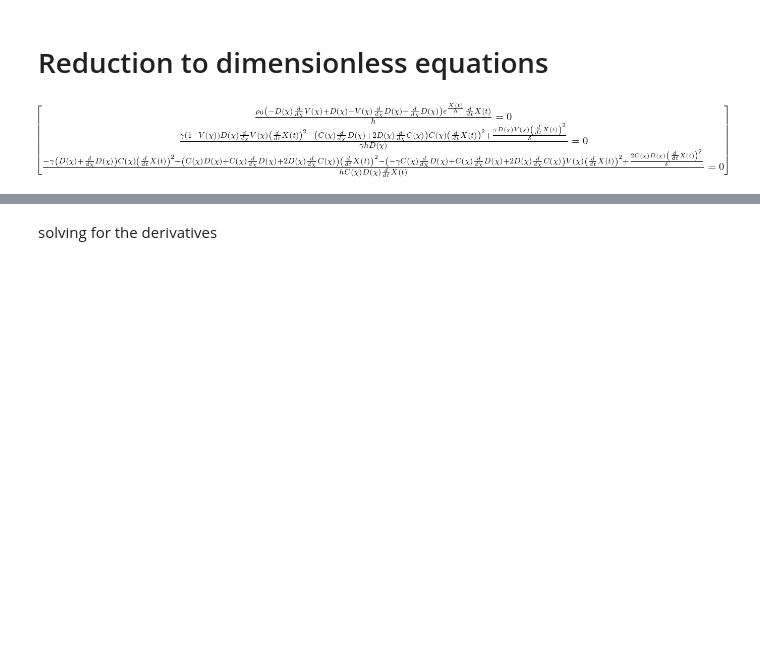
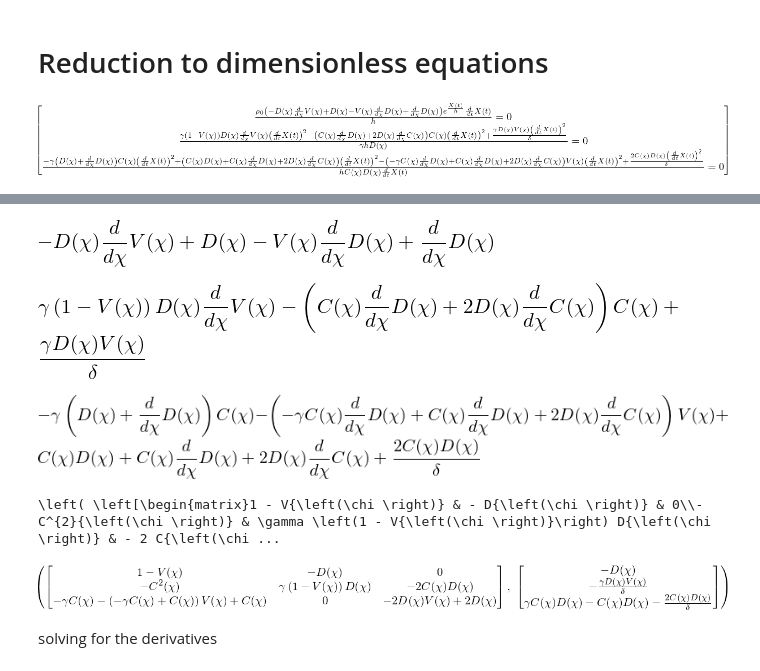
Before and after one commit to aremorov/stellar_atm_shocks, a Jupyter notebook: s_analysis_exponential2.ipynb, the cells around one changed output, grey strips where cells are left out. Saved outputs shown, nothing was run; the diff lists cells and outputs as text; code cells hidden in the pictures; blank space fills up the shorter version.

Commit message:
Adding 1/delta, latex expressions, gamma->1

```diff
--- a/s_analysis_exponential2.ipynb
+++ b/s_analysis_exponential2.ipynb
@@ -75,3 +83,27 @@ dimensionless_equation
+# %%
+equation1 = -D(chi) *V(chi).diff(chi) + D(chi) - V(chi) * D(chi).diff(chi) + D(chi).diff(chi)
+display(equation1)
+equation2 = gamma*(1-V(chi))*D(chi)*V(chi).diff(chi) - (C(chi)* D(chi).diff(chi) + 2 *D(chi) *C(chi).diff(chi))* C(chi) + (gamma*D(chi)*V(chi))/delta
+display(equation2)
+equation3 = -gamma*(D(chi) + D(chi).diff(chi))*C(chi) + (C(chi)*D(chi) + C(chi)*D(chi).diff(chi) + 2*D(chi)*C(chi).diff(chi)) - (-gamma*C(chi)*D(chi).diff(chi) + C(chi)*D(chi).diff(chi) + 2*D(chi)*C(chi).diff(chi))*V(chi) + (2*C(chi)*D(chi))/delta
+display(equation3)
+# %% [output]
+[figure, added]
+[figure, added]
+[figure, added]
+# %%
+temp = [equation1, equation2, equation3]
+d = sympy.Symbol('d')
+v = sympy.Symbol('v')
+c = sympy.Symbol('c')
+
+temp = [itm.subs(D(chi).diff(chi), d).subs(V(chi).diff(chi), v).subs(C(chi).diff(chi), c) for itm in temp]
+temp
+print(sympy.latex(sympy.linear_eq_to_matrix(temp, [d, v, c])))
+display(sympy.linear_eq_to_matrix(temp, [d, v, c]))
+# %% [output]
+\left( \left[\begin{matrix}1 - V{\left(\chi \right)} & - D{\left(\chi \right)} & 0\\- C^{2}{\left(\chi \right)} & \gamma \left(1 - V{\left(\chi \right)}\right) D{\left(\chi \right)} & - 2 C{\left(\chi ...
+[figure, added]
 # %% [markdown]
 solving for the derivatives
 # %%
```
Also changed, not shown: parts of 10 cells of this notebook.
